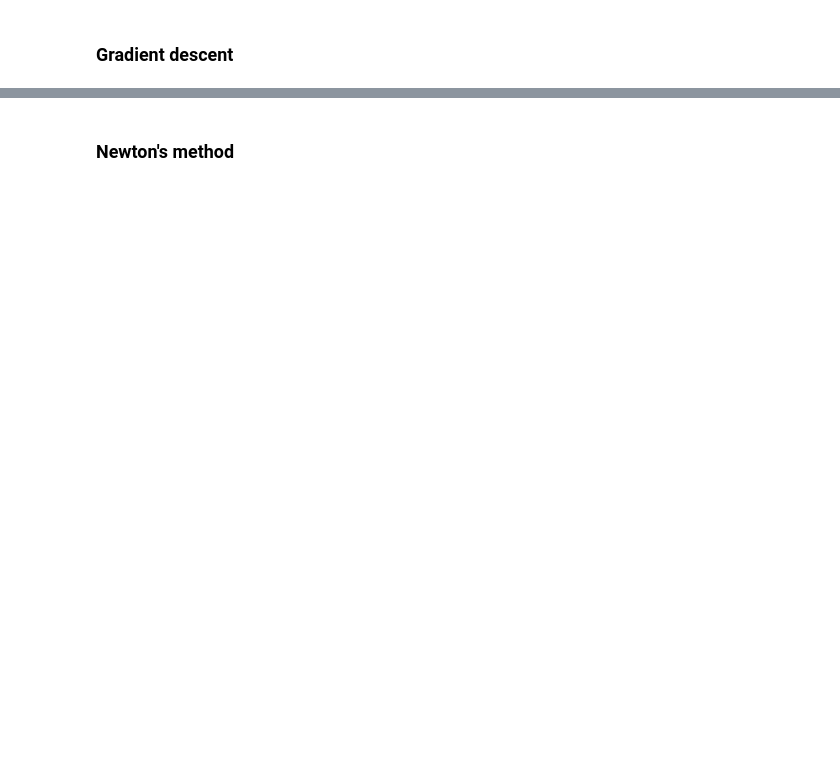
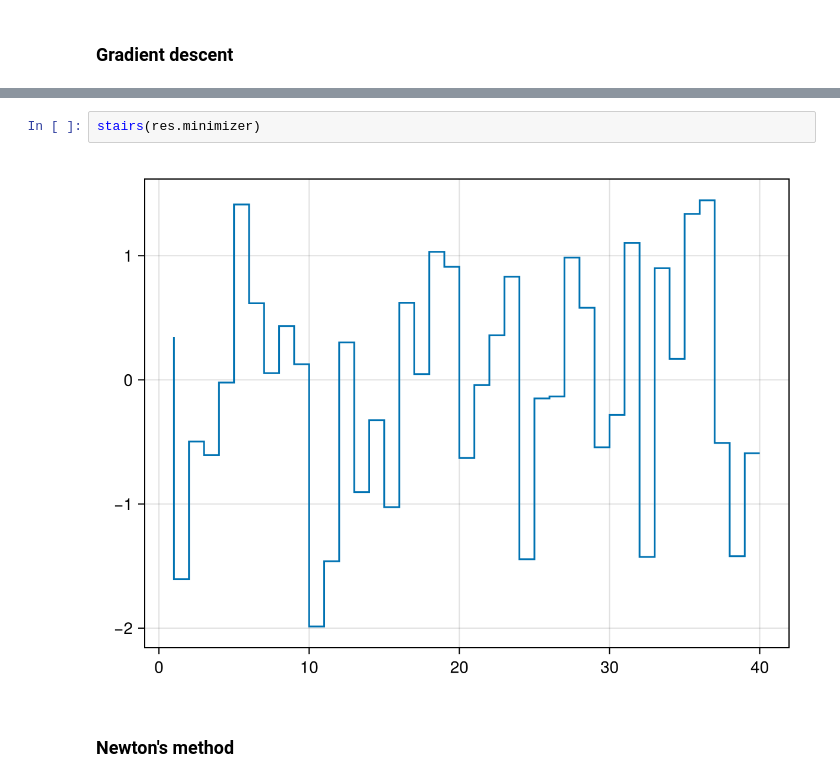
Before and after one commit to xoth42/QNumerics2025_Control, a Jupyter notebook: lecture-2/traj-opt.ipynb, the cells around one changed output, grey strips where cells are left out. Saved outputs shown, nothing was run; the diff lists cells and outputs as text; blank space fills up the shorter version.

```diff
--- a/lecture-2/traj-opt.ipynb
+++ b/lecture-2/traj-opt.ipynb
@@ -171,2 +250,6 @@ end
+# %%
+stairs(res.minimizer)
+# %% [output]
+[figure, added]
 # %% [markdown]
 ### Newton's method
```
Also changed, not shown: parts of 41 cells of this notebook, 5 other files.
